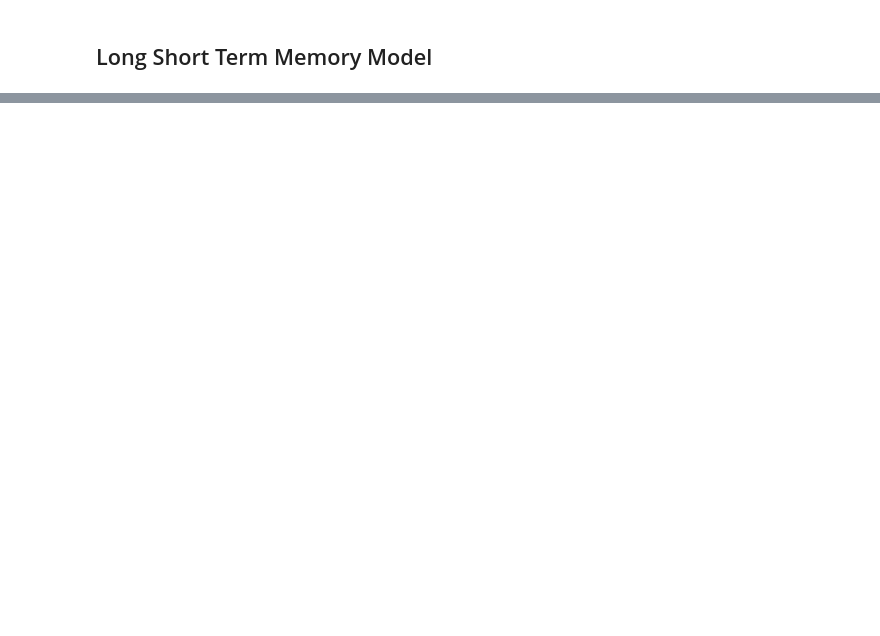
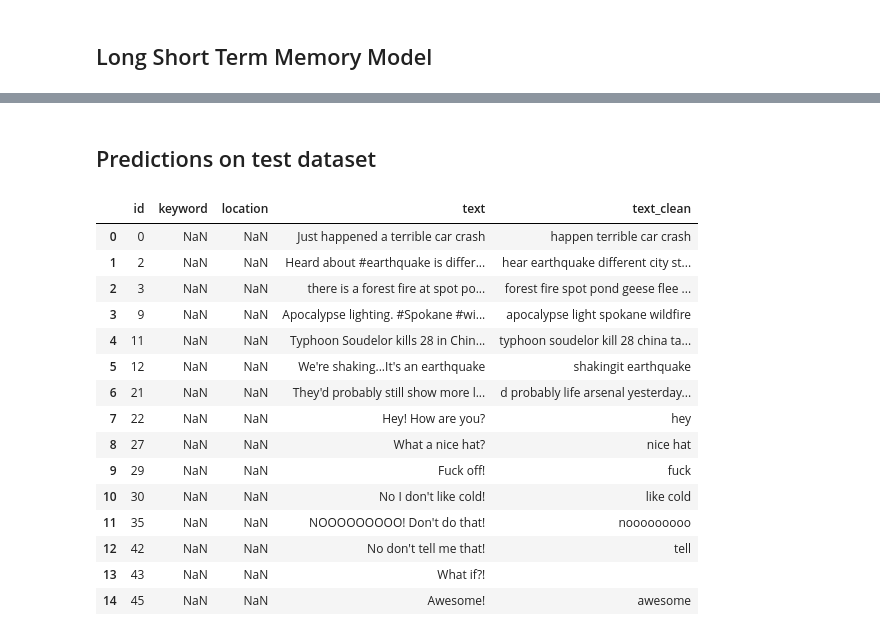
Before and after one commit to leaboussekeyt/NLP-DeepLearning---Twitter-Sentiment, a Jupyter notebook: Train.ipynb, the cells around one changed output, grey strips where cells are left out. Saved outputs shown, nothing was run; the diff lists cells and outputs as text; code cells hidden in the pictures; blank space fills up the shorter version.

```diff
--- a/Train.ipynb
+++ b/Train.ipynb
@@ -788,0 +711,30 @@ tf.keras.models.load_model("model.GRU_1.h5")
+# %% [markdown]
+## Predictions on test dataset
+# %%
+# Loading dataset
+df_test = pd.read_csv('Data/test.csv')
+
+# Same cleaning up as what was done on train dataset
+df_test['text_clean'] = df_test["text"].apply(lambda x:''.join(ch for ch in x if ch.isalnum() or ch==" "))
+df_test['text_clean'] = df_test["text_clean"].apply(lambda x: x.replace(" +"," ").lower().strip())
+df_test['text_clean'] = df_test["text_clean"].apply(lambda x: " ".join([token.lemma_ for token in nlp(x) if (token.lemma_ not in STOP_WORDS) and (token.text not in STOP_WORDS)]))
+
+# Last check
+df_test.head(15)
+# %% [output]
+|  | id | keyword | location | text | text_clean |
+| 0 | 0 | NaN | NaN | Just happened a terrible car crash | happen terrible car crash |
+| 1 | 2 | NaN | NaN | Heard about #earthquake is differ... | hear earthquake different city st... |
+| 2 | 3 | NaN | NaN | there is a forest fire at spot po... | forest fire spot pond geese flee ... |
+| 3 | 9 | NaN | NaN | Apocalypse lighting. #Spokane #wi... | apocalypse light spokane wildfire |
+| 4 | 11 | NaN | NaN | Typhoon Soudelor kills 28 in Chin... | typhoon soudelor kill 28 china ta... |
+| 5 | 12 | NaN | NaN | We're shaking...It's an earthquake | shakingit earthquake |
+| 6 | 21 | NaN | NaN | They'd probably still show more l... | d probably life arsenal yesterday... |
+| 7 | 22 | NaN | NaN | Hey! How are you? | hey |
+| 8 | 27 | NaN | NaN | What a nice hat? | nice hat |
+| 9 | 29 | NaN | NaN | Fuck off! | fuck |
+| 10 | 30 | NaN | NaN | No I don't like cold! | like cold |
+| 11 | 35 | NaN | NaN | NOOOOOOOOO! Don't do that! | nooooooooo |
+| 12 | 42 | NaN | NaN | No don't tell me that! | tell |
+| 13 | 43 | NaN | NaN | What if?! |  |
+| 14 | 45 | NaN | NaN | Awesome! | awesome |
```
Also changed, not shown: parts of 43 cells of this notebook.
